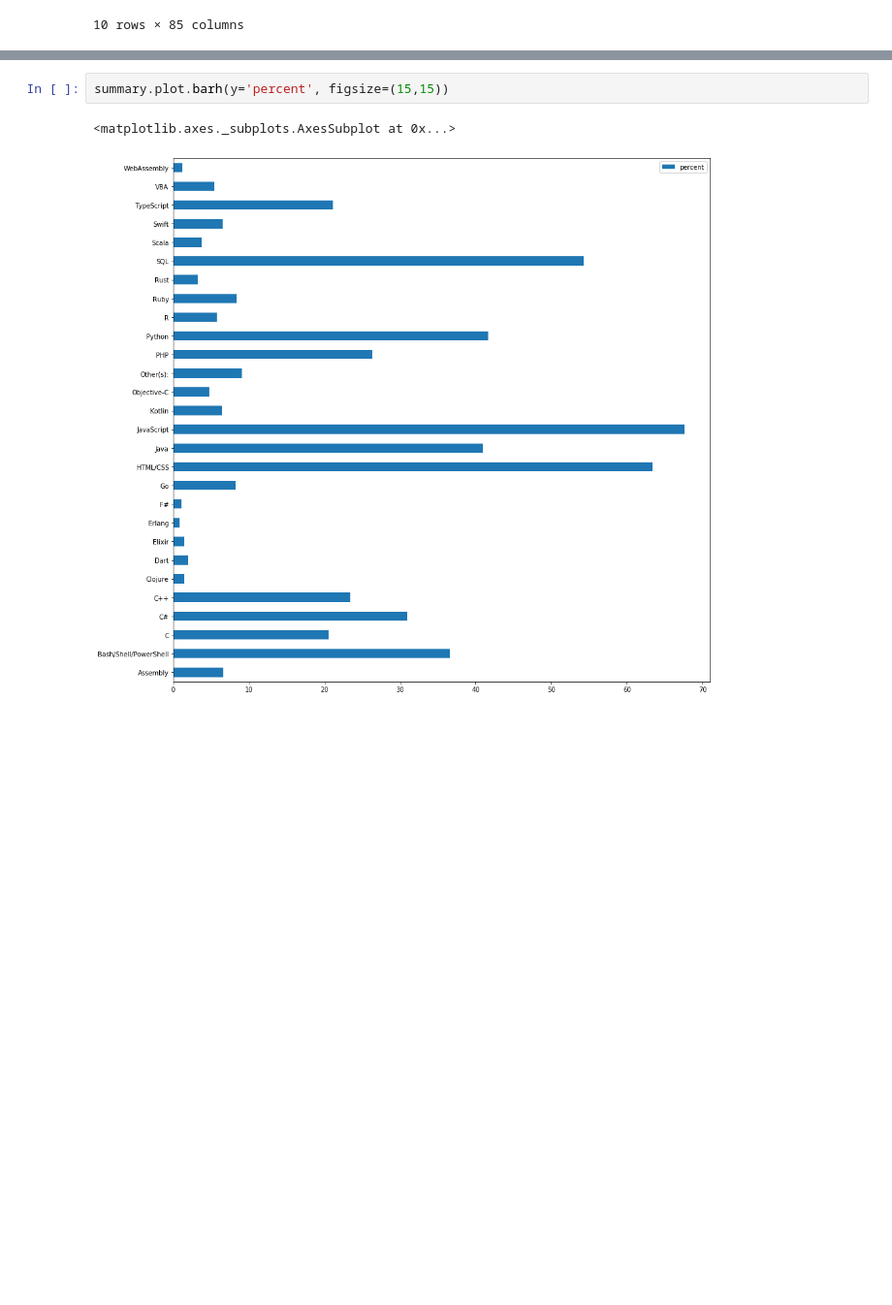
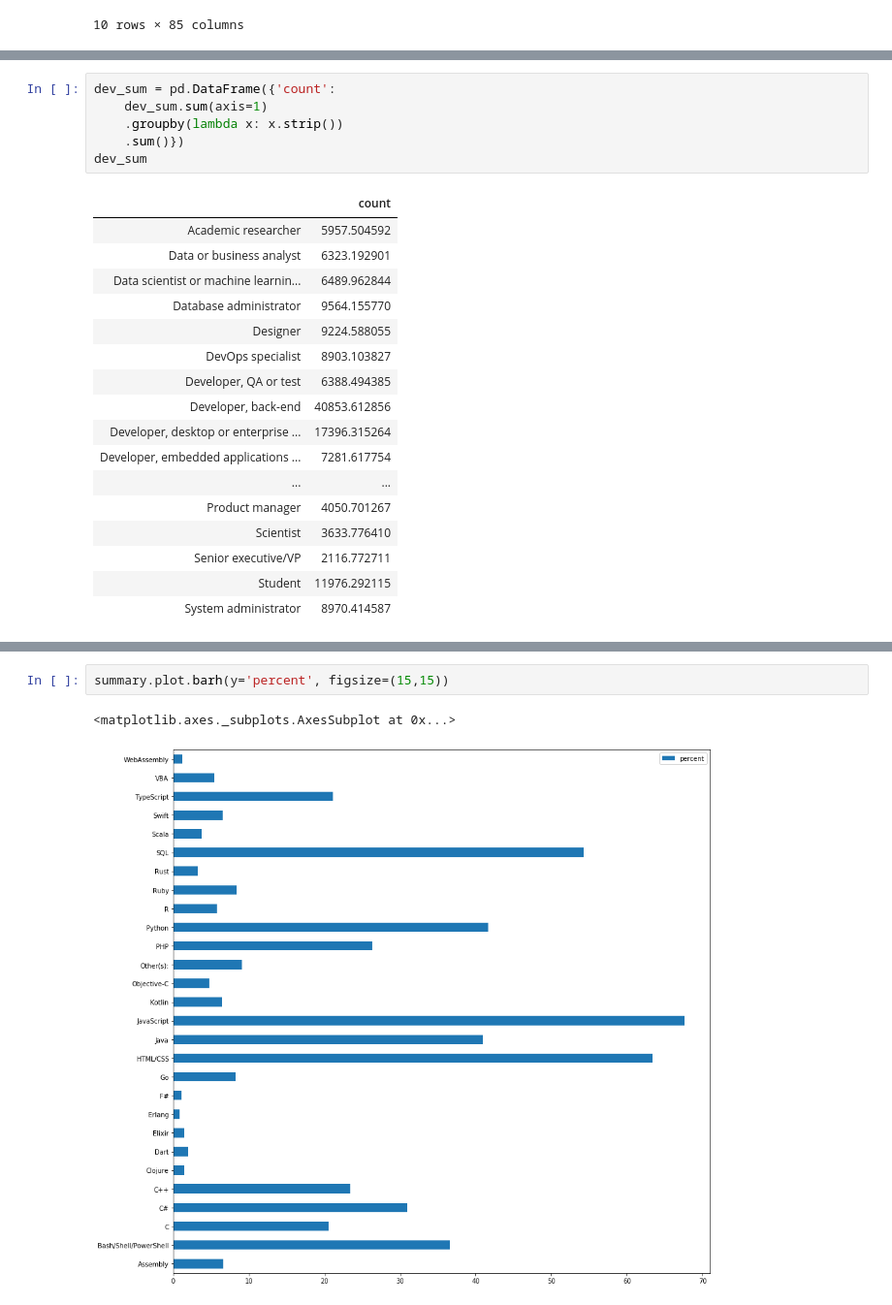
Before and after one commit to endormi/data-analysis, a Jupyter notebook: so_survey2019.ipynb, the cells around one changed output, grey strips where cells are left out. Shown at 97% size. Drawn from its saved outputs; the diff is of its cells as text; blank space fills up the shorter version.

```diff
--- a/so_survey2019.ipynb
+++ b/so_survey2019.ipynb
@@ -127,0 +60,24 @@ edu.head(50)
+# %%
+dev_sum = pd.DataFrame({'count':
+    dev_sum.sum(axis=1)
+    .groupby(lambda x: x.strip())
+    .sum()})
+dev_sum
+# %% [output]
+|  | count |
+| Academic researcher | 5957.504592 |
+| Data or business analyst | 6323.192901 |
+| Data scientist or machine learnin... | 6489.962844 |
+| Database administrator | 9564.155770 |
+| Designer | 9224.588055 |
+| DevOps specialist | 8903.103827 |
+| Developer, QA or test | 6388.494385 |
+| Developer, back-end | 40853.612856 |
+| Developer, desktop or enterprise ... | 17396.315264 |
+| Developer, embedded applications ... | 7281.617754 |
+| ... | ... |
+| Product manager | 4050.701267 |
+| Scientist | 3633.776410 |
+| Senior executive/VP | 2116.772711 |
+| Student | 11976.292115 |
+| System administrator | 8970.414587 |
```
Also changed, not shown: parts of 15 cells of this notebook.
